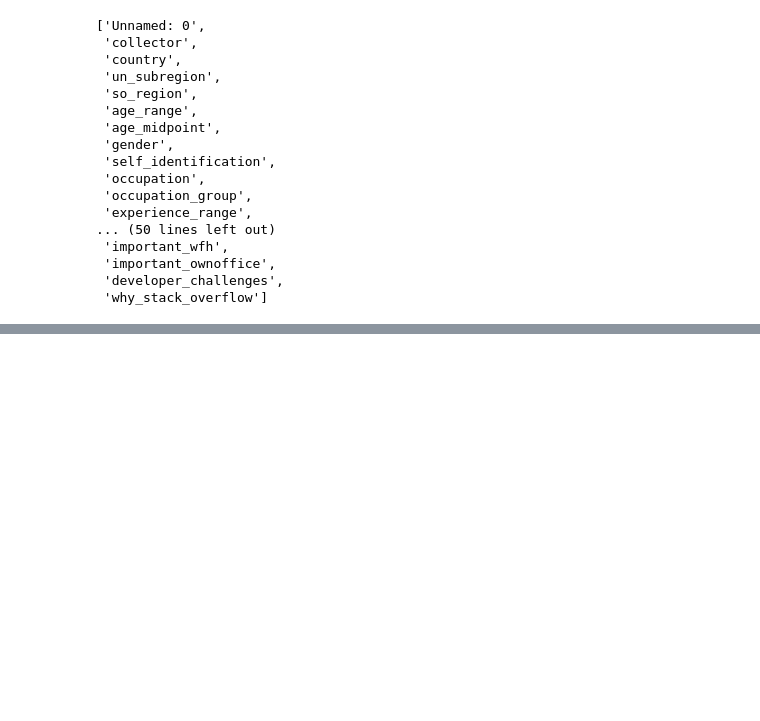
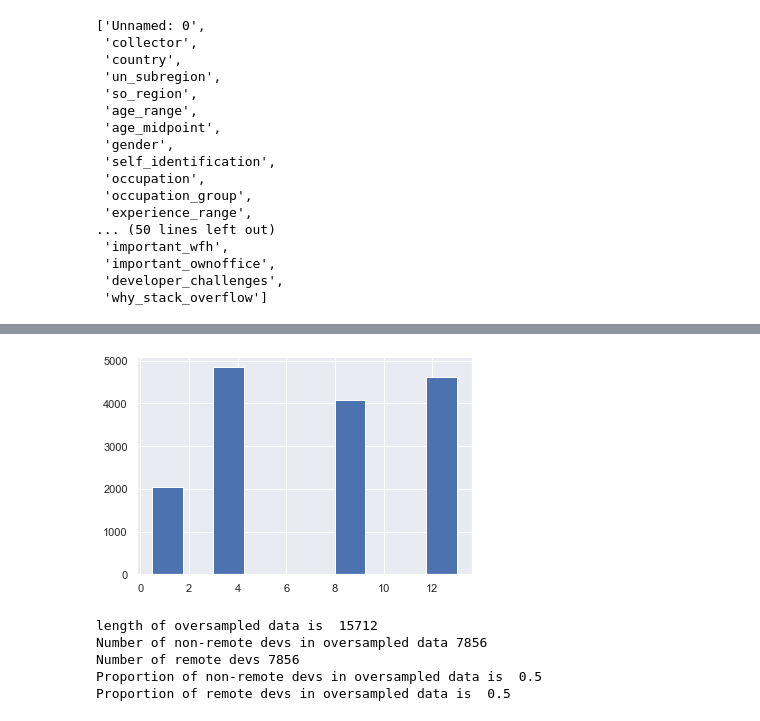
Before and after one commit to jvfe/ml4humans-exercises, a Jupyter notebook: 2.2/Logreg.ipynb, the cells around one changed output, grey strips where cells are left out. Cells and saved outputs as stored; diff of their text form; code cells hidden in the pictures; blank space fills up the shorter version.

```diff
--- a/2.2/Logreg.ipynb
+++ b/2.2/Logreg.ipynb
@@ -89,0 +110,5 @@ Name: remote, dtype: int64
+# %%
+data_clean['experience_midpoint'].hist()
+plt.show()
+# %% [output]
+[figure, added]
@@ -89,0 +125,16 @@ Name: remote, dtype: int64
+# %%
+os_data_X,os_data_y=os.fit_sample(X_train, y_train)
+os_data_X = pd.DataFrame(data=os_data_X,columns=columns )
+os_data_y= pd.DataFrame(data=os_data_y,columns=['remote'])
+
+print("Length of oversampled data is ",len(os_data_X))
+print("Number of non-remote devs in oversampled data",len(os_data_y[os_data_y['remote']==0]))
+print("Number of remote devs",len(os_data_y[os_data_y['remote']==1]))
+print("Proportion of non-remote devs in oversampled data is ",len(os_data_y[os_data_y['remote']==0])/len(os_data_X))
+print("Proportion of remote devs in oversampled data is ",len(os_data_y[os_data_y['remote']==1])/len(os_data_X))
+# %% [output]
+length of oversampled data is  15712
+Number of non-remote devs in oversampled data 7856
+Number of remote devs 7856
+Proportion of non-remote devs in oversampled data is  0.5
+Proportion of remote devs in oversampled data is  0.5
```
Also changed, not shown: parts of 6 cells of this notebook.
